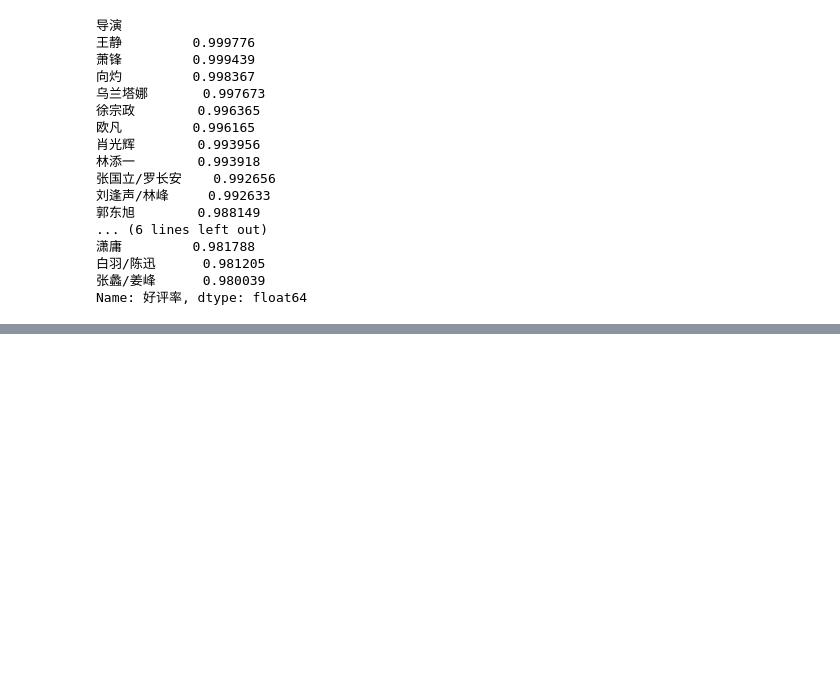
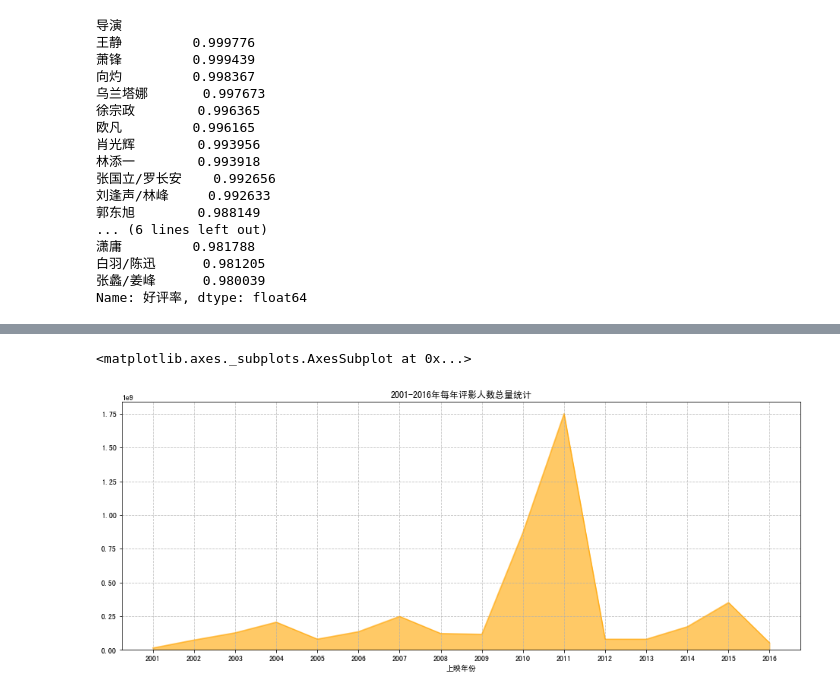
Before and after one commit to jasonzhang1986/Jupyter, a Jupyter notebook: 数据分析师微专业/ch03/作业/项目04视频网站数据清洗整理和结论研究.ipynb, the cells around one changed output, grey strips where cells are left out. Drawn from its saved outputs; the diff is of its cells as text; code cells hidden in the pictures; blank space fills up the shorter version.

```diff
--- a/数据分析师微专业/ch03/作业/项目04视频网站数据清洗整理和结论研究.ipynb
+++ b/数据分析师微专业/ch03/作业/项目04视频网站数据清洗整理和结论研究.ipynb
@@ -182,0 +226,11 @@ data_hp_top20['好评率'].plot(kind='bar',
+# %%
+#创建面积图
+data_q4_result.plot.area(figsize=(16,6),
+                        color='orange',
+                        grid=True,
+                        alpha=0.6,
+                        title='2001-2016年每年评影人数总量统计',
+                        xticks=range(2001,2017))
+# %% [output]
+<matplotlib.axes._subplots.AxesSubplot at 0x...>
+[figure, added]
```
Also changed, not shown: parts of 5 cells of this notebook.
